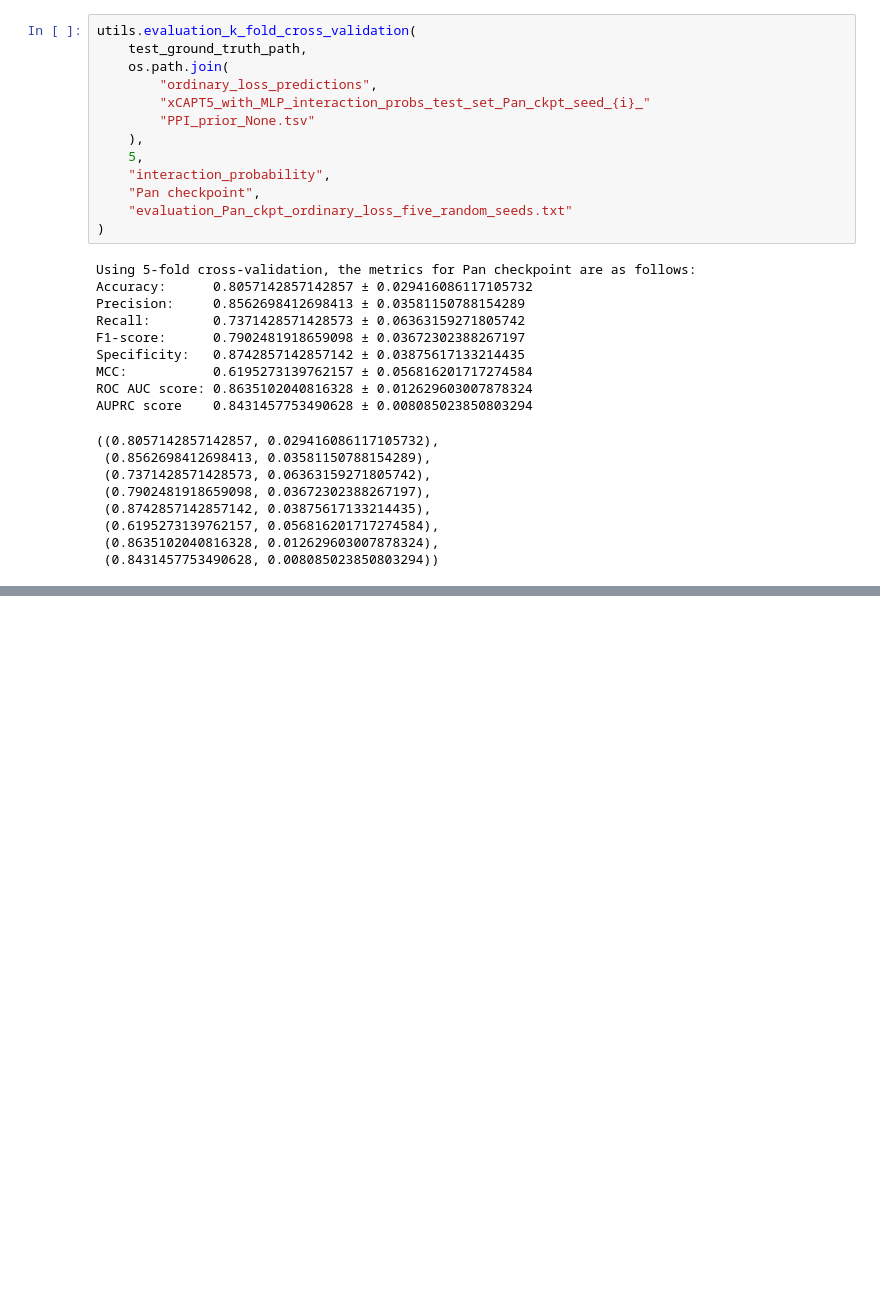
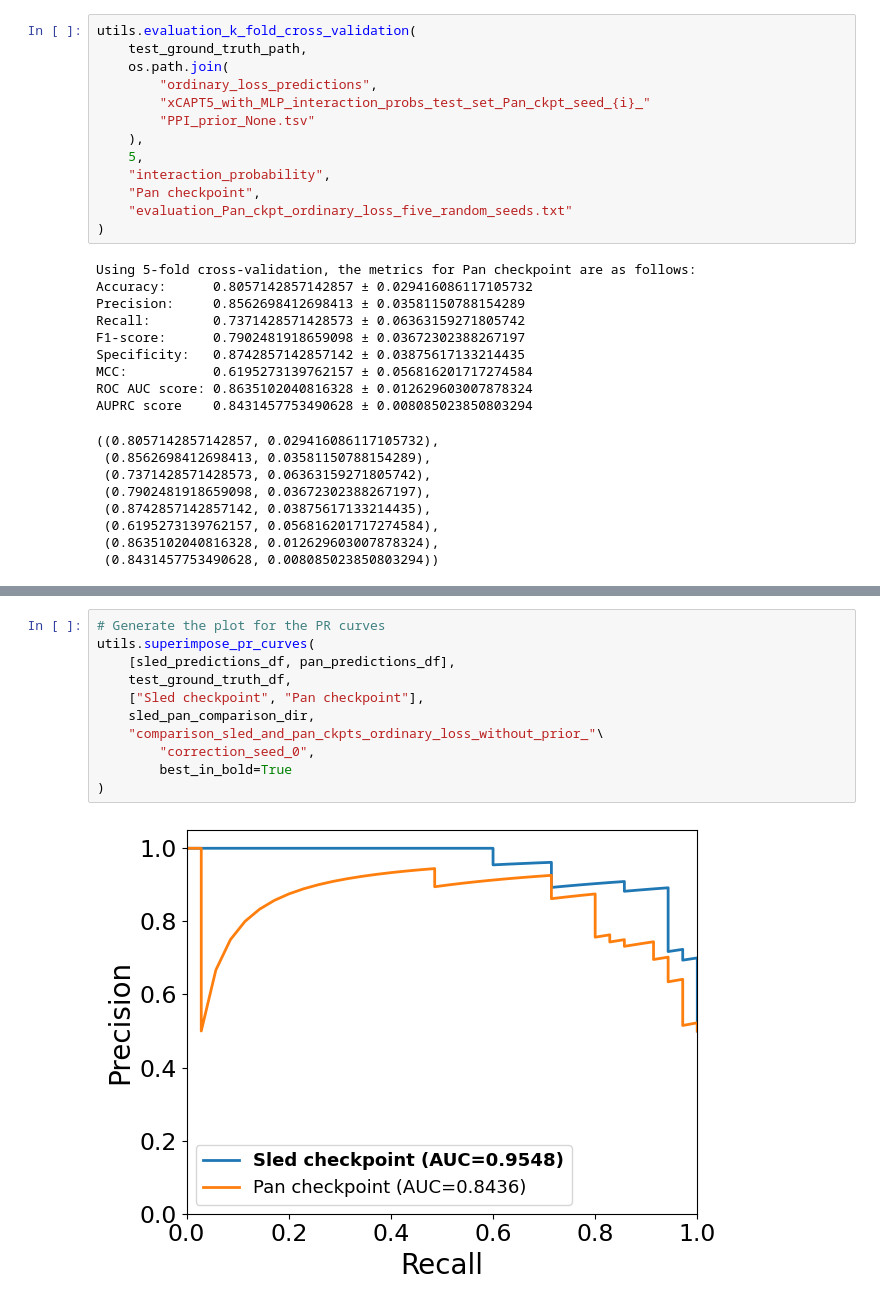
Before and after one commit to JacobAnter/VACV_screen, a Jupyter notebook: xCAPT5_with_MLP_head/inference_on_test_set/performance_evaluation.ipynb, the cells around one changed output, grey strips where cells are left out. Cells and saved outputs as stored; diff of their text form; blank space fills up the shorter version.

```diff
--- a/xCAPT5_with_MLP_head/inference_on_test_set/performance_evaluation.ipynb
+++ b/xCAPT5_with_MLP_head/inference_on_test_set/performance_evaluation.ipynb
@@ -507,0 +580,13 @@ AUPRC score    0.8431457753490628 ± 0.008085023850803294
+# %%
+# Generate the plot for the PR curves
+utils.superimpose_pr_curves(
+    [sled_predictions_df, pan_predictions_df],
+    test_ground_truth_df,
+    ["Sled checkpoint", "Pan checkpoint"],
+    sled_pan_comparison_dir,
+    "comparison_sled_and_pan_ckpts_ordinary_loss_without_prior_"\
+        "correction_seed_0",
+        best_in_bold=True
+)
+# %% [output]
+[figure, added]
```
Also changed, not shown: parts of 4 cells of this notebook.
